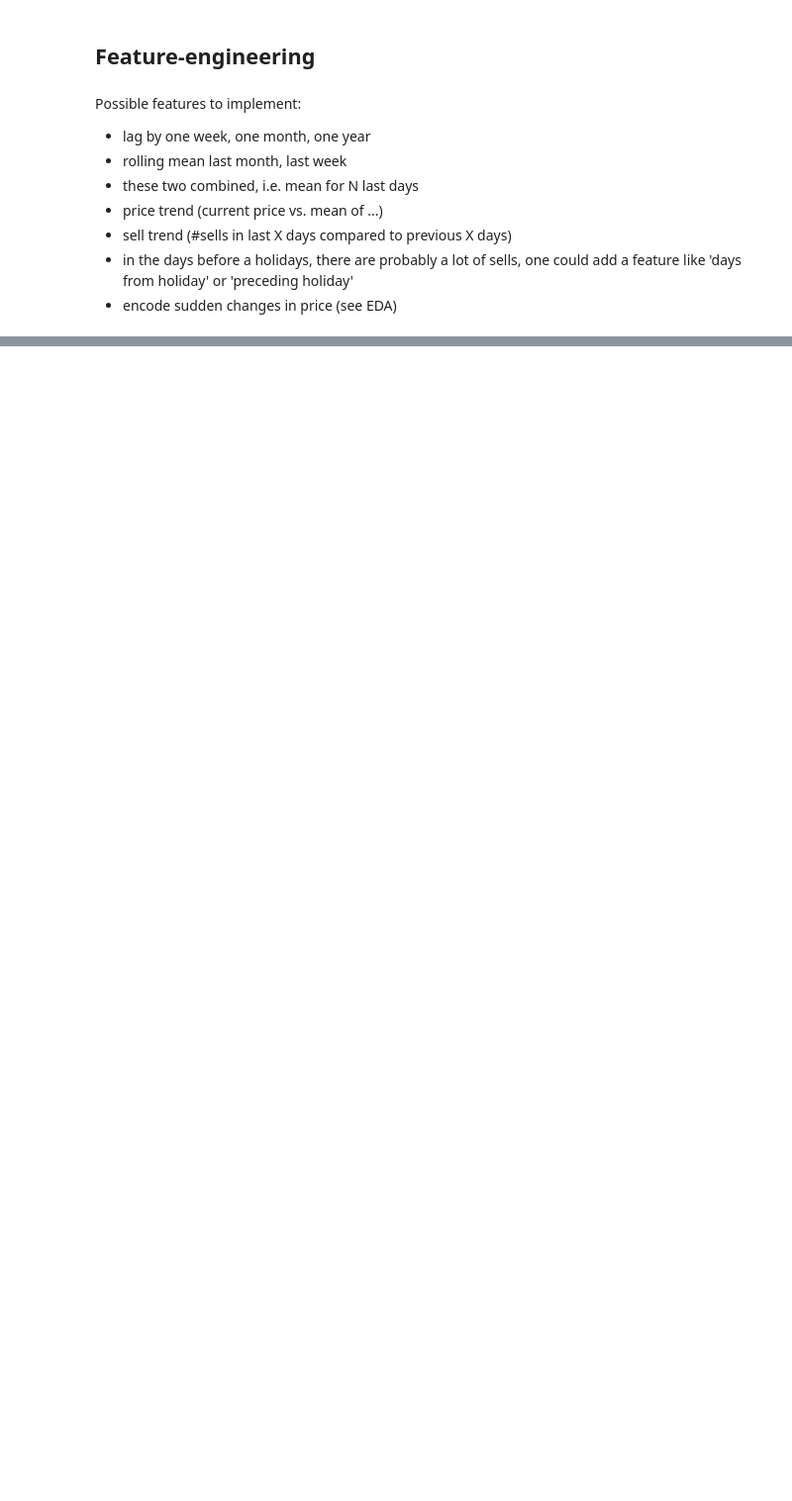
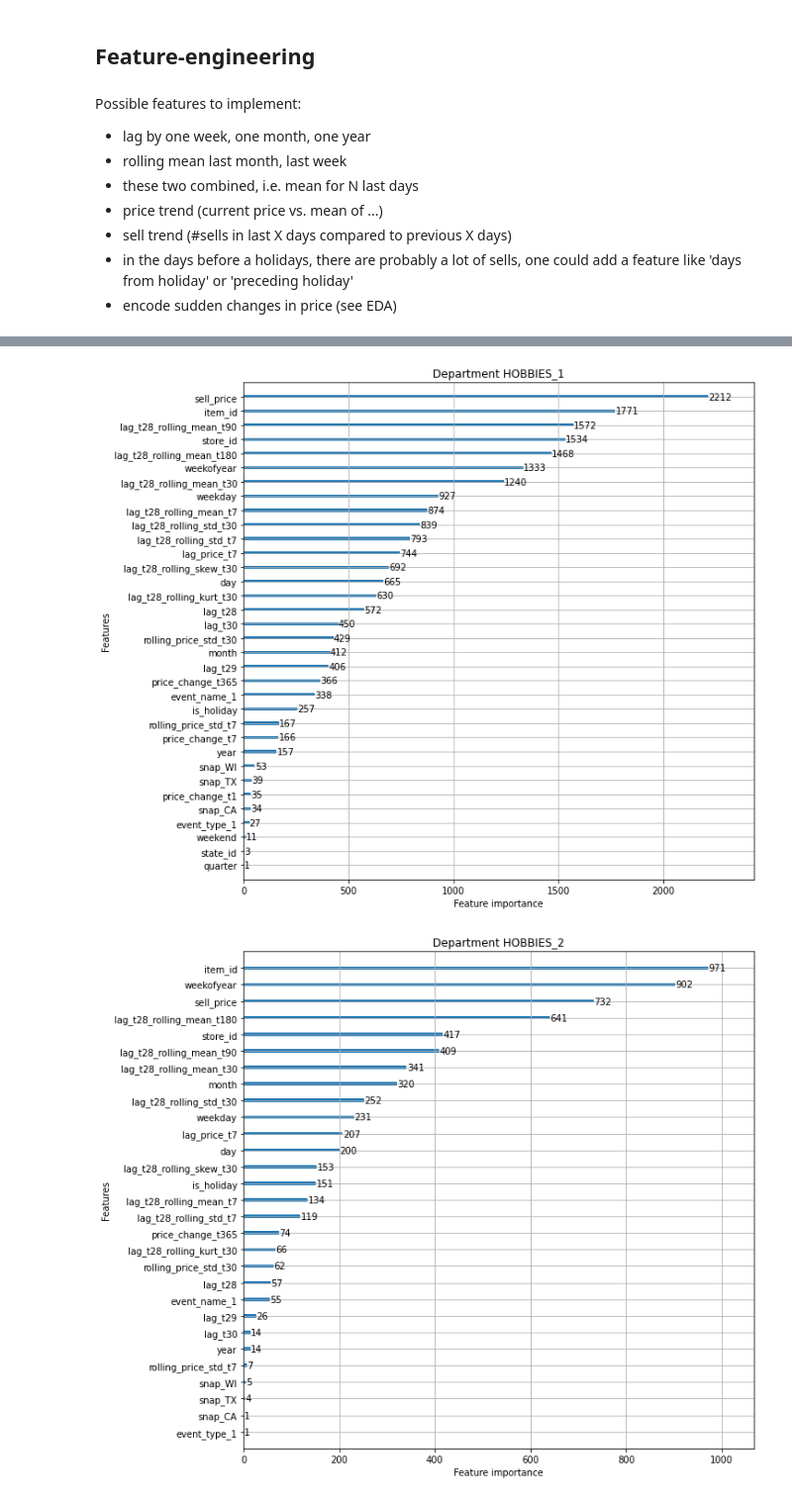
Before and after one commit to niwolpert/kaggle_M5_forecasting_accuracy, a Jupyter notebook: M5 Nicolai.ipynb, the cells around one changed output, grey strips where cells are left out. Shown: that part at 99% size. Cells and saved outputs as stored; diff of their text form; code cells hidden in the pictures; blank space fills up the shorter version.

Commit message:
By department, tuned parameters

```diff
--- a/M5 Nicolai.ipynb
+++ b/M5 Nicolai.ipynb
@@ -707,19 +637,0 @@ x_test = test.drop(drop_features, axis=1)
-# %%
-# choose first day of the validation set (here using the last 28 days for validation)
-first_day_val = '2016-03-27'
-
-#drop_features = ['d', 'date', 'id', 'part', 'sales','wm_yr_wk']
-drop_features = ['d', 'date', 'id', 'part', 'sales', 'wm_yr_wk']
-
-# going to evaluate with the last 28 days
-x_train = df_train_val_test[df_train_val_test['date'] < first_day_val]
-y_train = x_train['sales']
-x_val = df_train_val_test[(df_train_val_test['date'] >= first_day_val) & (df_train_val_test['date'] <= '2016-04-24')]
-y_val = x_val['sales']
-x_train.drop(drop_features, axis=1, inplace=True)
-x_val.drop(drop_features, axis=1, inplace=True)
-test = df_train_val_test[(df_train_val_test['date'] > '2016-04-24')]
-x_test = test.drop(drop_features, axis=1)
-
-del df_train_val_test
-gc.collect()
@@ -831,0 +735,51 @@ lgb.plot_importance(model, ax=ax)
+# %%
+test_all_dep = pd.DataFrame()
+
+for dep_id in dep_ids:
+
+    print('\n######## Training department ' + str(dep_id) + '... ########')
+
+    df_dep = read_and_transform(start_day=1200, dep_id=dep_id)
+    df_dep = add_features(df_dep)
+
+    x_train, y_train, x_val, y_val, test = my_split_train_val_test(df_dep, first_day_val)
+
+    del df_dep
+    gc.collect()
+
+    # train model
+    params = {'bagging_freq': 0,
+              'boosting_type': 'gbdt',
+              'colsample_bytree': 1,
+              'force_row_wise': False,
+              'lambda': 0.1,
+              'learning_rate': 0.075,
+              'metric': 'rmse',
+              'min_data_in_leaf': 100,
+              'num_leaves': 50,
+              'objective': 'poisson',
+              'sub_row': 1}
+
+
+    train_set = lgbm.Dataset(x_train, y_train)
+    del x_train, y_train
+    val_set = lgbm.Dataset(x_val, y_val)
+
+    model = lgbm.train(params, train_set, num_boost_round = 2500, early_stopping_rounds = 50, valid_sets = [train_set, val_set], verbose_eval = 100)
+
+    # Plot feature importance
+    import matplotlib.pyplot as plt
+    fig, ax = plt.subplots(1,1,figsize=(10,10))
+    lgbm.plot_importance(model, ax=ax)
+    ax.set_title('Department ' + dep_id, fontsize=12)
+
+    # predict test
+    val_pred = model.predict(x_val)
+    val_score = np.sqrt(metrics.mean_squared_error(val_pred, y_val))
+    print(f'Our val rmse score is {val_score}')
+    y_test_pred = model.predict(test.drop(drop_features, axis=1))
+
+    test['sales'] = y_test_pred
+    test_all_dep = test_all_dep.append(test)
+    del test, x_val, y_val
+# %% [output]
@@ -831,0 +803,2 @@ lgb.plot_importance(model, ax=ax)
+[figure, added]
+[figure, added]
```
Also changed, not shown: parts of 44 cells of this notebook.
